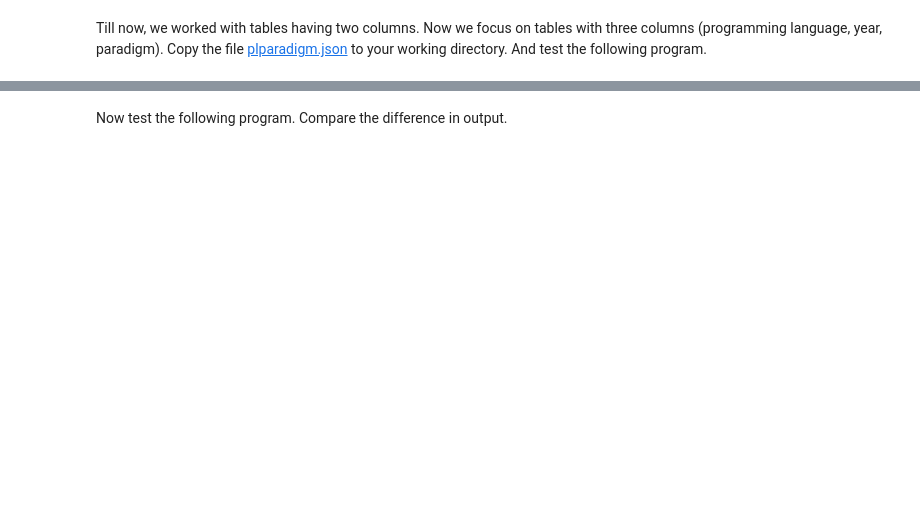
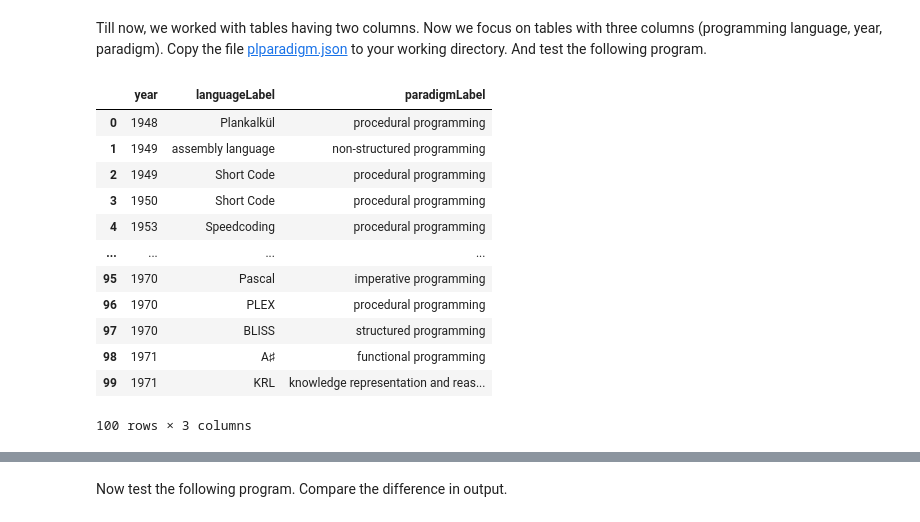
Before and after one commit to Foxlider/MachineLearning, a Jupyter notebook: en/practical1/practical1.ipynb, the cells around one changed output, grey strips where cells are left out. Cells and saved outputs as stored; diff of their text form; code cells hidden in the pictures; blank space fills up the shorter version.

```diff
--- a/en/practical1/practical1.ipynb
+++ b/en/practical1/practical1.ipynb
@@ -336,18 +598,30 @@ to your working directory. And test the following program.
 # %%
 from pandas.io.json import json_normalize
 import pandas as pd
 import json
 
 jsondata = json.load(open("../../data/plparadigm.json"))
 array = []
 
 for data in jsondata:
     array.append([data["year"], data["languageLabel"], data["paradigmLabel"]])
 
 dataframe = pd.DataFrame(array, columns=["year", "languageLabel", "paradigmLabel"])
 dataframe = dataframe.astype(
     dtype={"year": "int64", "languageLabel": "<U200", "paradigmLabel": "<U200"}
 )
-
-grouped = dataframe.groupby(["year", "paradigmLabel"]).agg(["count"])
-grouped
+dataframe
+# %% [output]
+|  | year | languageLabel | paradigmLabel |
+| 0 | 1948 | Plankalkül | procedural programming |
+| 1 | 1949 | assembly language | non-structured programming |
+| 2 | 1949 | Short Code | procedural programming |
+| 3 | 1950 | Short Code | procedural programming |
+| 4 | 1953 | Speedcoding | procedural programming |
+| ... | ... | ... | ... |
+| 95 | 1970 | Pascal | imperative programming |
+| 96 | 1970 | PLEX | procedural programming |
+| 97 | 1970 | BLISS | structured programming |
+| 98 | 1971 | A♯ | functional programming |
+| 99 | 1971 | KRL | knowledge representation and reas... |
+100 rows × 3 columns
```
Also changed, not shown: parts of 38 cells of this notebook, 1 other file.
